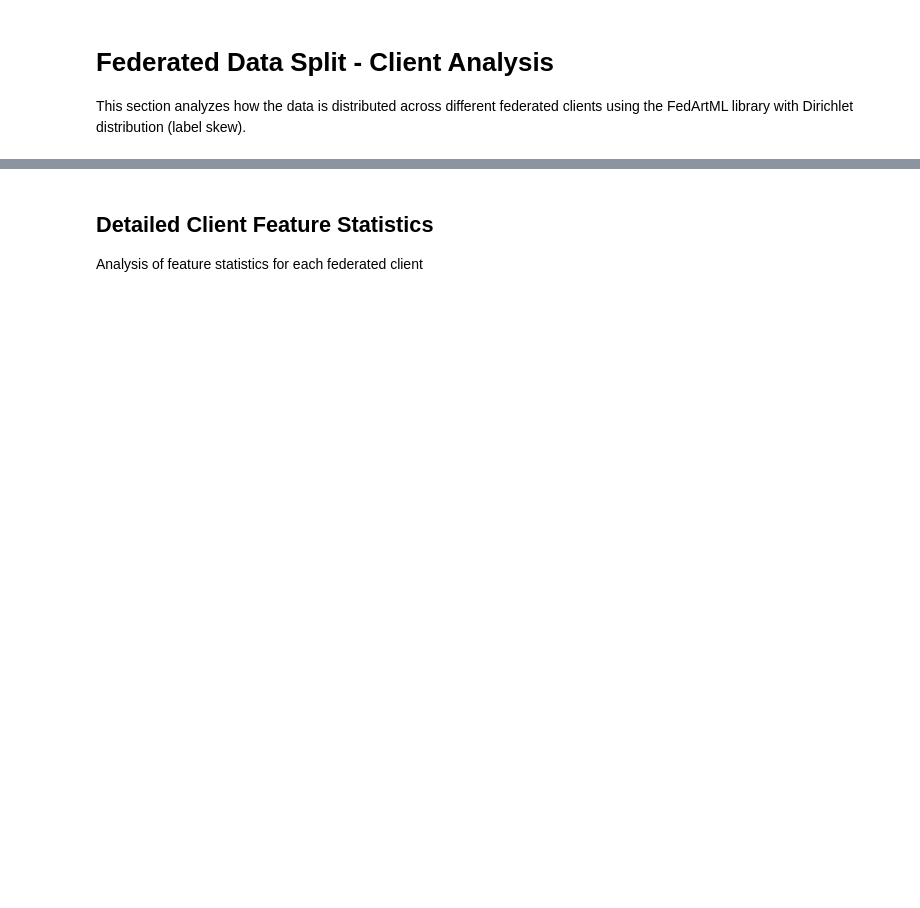
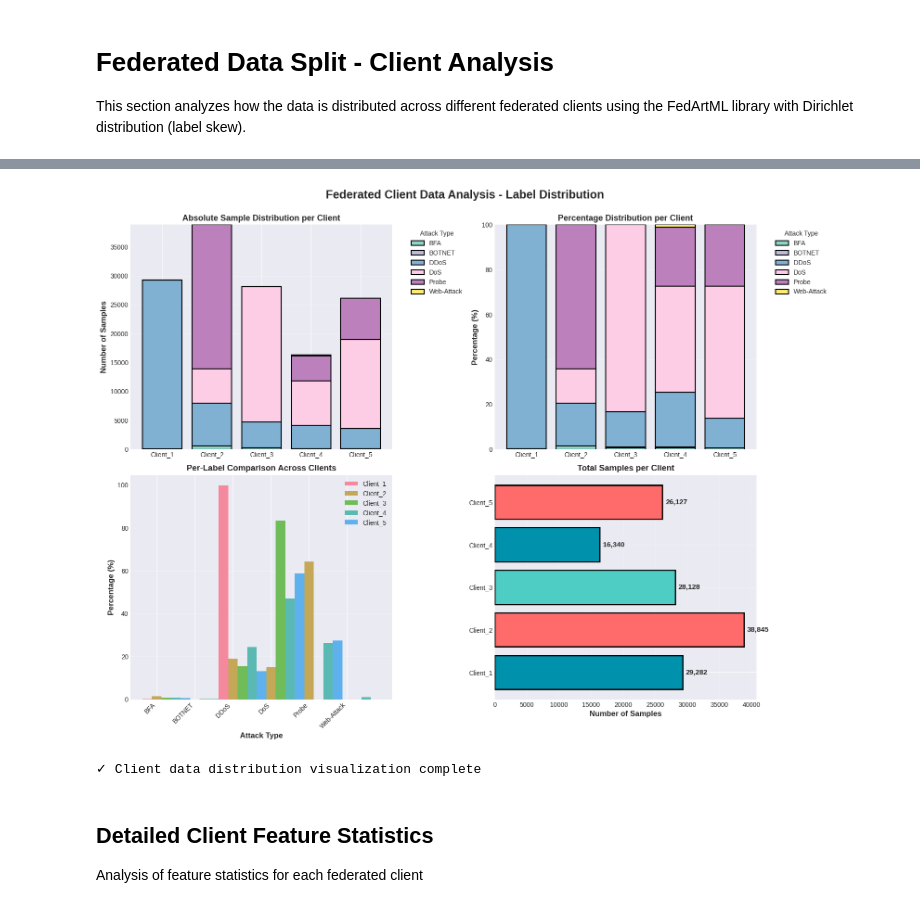
Before and after one commit to ranjanchoubey/FedArtML, a Jupyter notebook: examples/00_InSDN_Data_Preprocessing_EDA.ipynb, the cells around one changed output, grey strips where cells are left out. Drawn from its saved outputs; the diff is of its cells as text; code cells hidden in the pictures; blank space fills up the shorter version.

```diff
--- a/examples/00_InSDN_Data_Preprocessing_EDA.ipynb
+++ b/examples/00_InSDN_Data_Preprocessing_EDA.ipynb
@@ -692,6 +825,21 @@ if df is not None and not df.empty and 'Label' in df.columns:
 #@title Federated Client Distribution Analysis { display-mode: "form" }
 
 if df is not None and not df.empty and 'Label' in df.columns and 'clients_data' in dir():
+    # Prepare data for visualization
+    client_names_list = sorted(clients_data.keys())
+    all_labels_list = sorted(idx_to_label.values())
+
+    client_label_matrix = []
+    for client_name in client_names_list:
+        client_data = clients_data[client_name]
+        client_labels = [item[1] for item in client_data] # Extract numerical labels
+        # Map numerical labels back to original string labels for counting
+        original_client_labels = [idx_to_label[int(lbl)] for lbl in client_labels]
+
+        label_counts = [original_client_labels.count(label) for label in all_labels_list]
+        client_label_matrix.append(label_counts)
+
+
     # Visualization 1: Class Distribution per Client
     fig, axes = plt.subplots(2, 2, figsize=(16, 12))
     fig.suptitle('Federated Client Data Analysis - Label Distribution', fontsize=18, fontweight='bold', y=1.00)
@@ -736,33 +884,36 @@ if df is not None and not df.empty and 'Label' in df.columns and 'clients_data'
     for i, client_name in enumerate(client_names_list):
         totals = sum(client_label_matrix[i])
         percentages = [100 * c / totals if totals > 0 else 0 for c in client_label_matrix[i]]
         ax3.bar(x + i * width, percentages, width, label=client_name, alpha=0.8)
 
     ax3.set_ylabel('Percentage (%)', fontsize=12, fontweight='bold')
     ax3.set_xlabel('Attack Type', fontsize=12, fontweight='bold')
     ax3.set_title('Per-Label Comparison Across Clients', fontsize=13, fontweight='bold')
     ax3.set_xticks(x + width)
     ax3.set_xticklabels(all_labels_list, rotation=45, ha='right')
     ax3.legend(fontsize=10)
     ax3.grid(axis='y', alpha=0.3)
 
     # 4. Sample Count Comparison
     ax4 = axes[1, 1]
     sample_counts = [sum(row) for row in client_label_matrix]
     bars = ax4.barh(client_names_list, sample_counts, color=['#0091ad', '#ff6b6b', '#4ecdc4'], edgecolor='black', linewidth=2)
 
     # Add value labels on bars
     for i, (bar, count) in enumerate(zip(bars, sample_counts)):
         ax4.text(count + 500, i, f'{count:,}', va='center', fontweight='bold', fontsize=11)
 
     ax4.set_xlabel('Number of Samples', fontsize=12, fontweight='bold')
     ax4.set_title('Total Samples per Client', fontsize=13, fontweight='bold')
     ax4.grid(axis='x', alpha=0.3)
 
     plt.tight_layout()
     plt.show()
 
     print("\n✓ Client data distribution visualization complete")
+# %% [output]
+[figure, added]
+✓ Client data distribution visualization complete
 # %% [markdown]
 ## Detailed Client Feature Statistics
 
```
Also changed, not shown: parts of 23 cells of this notebook.
